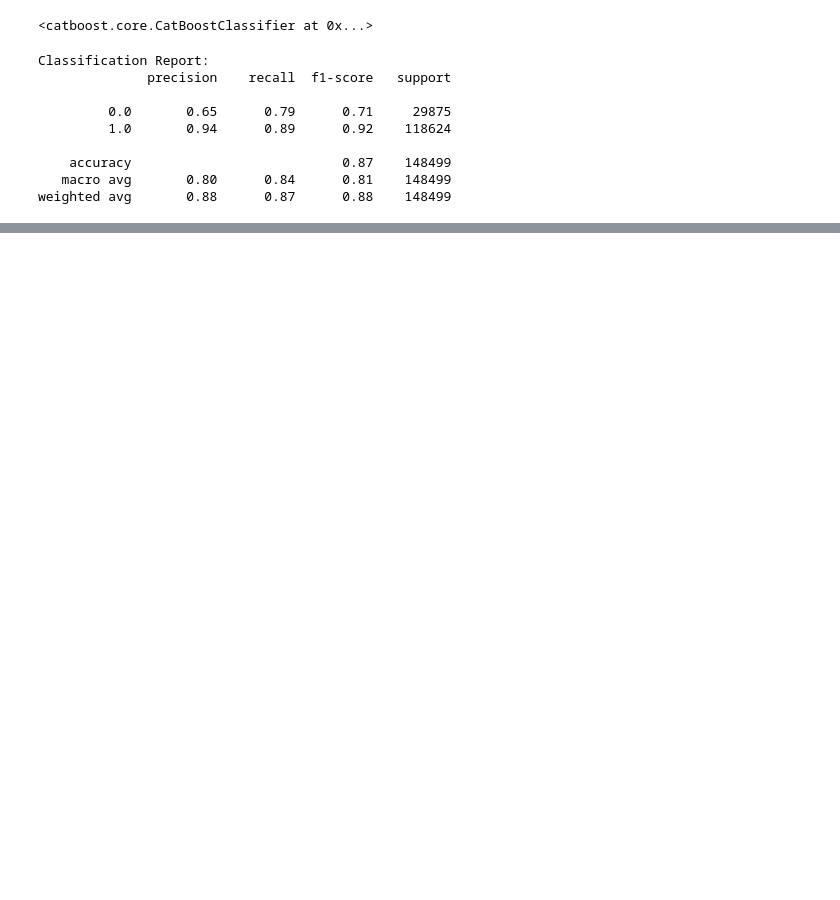
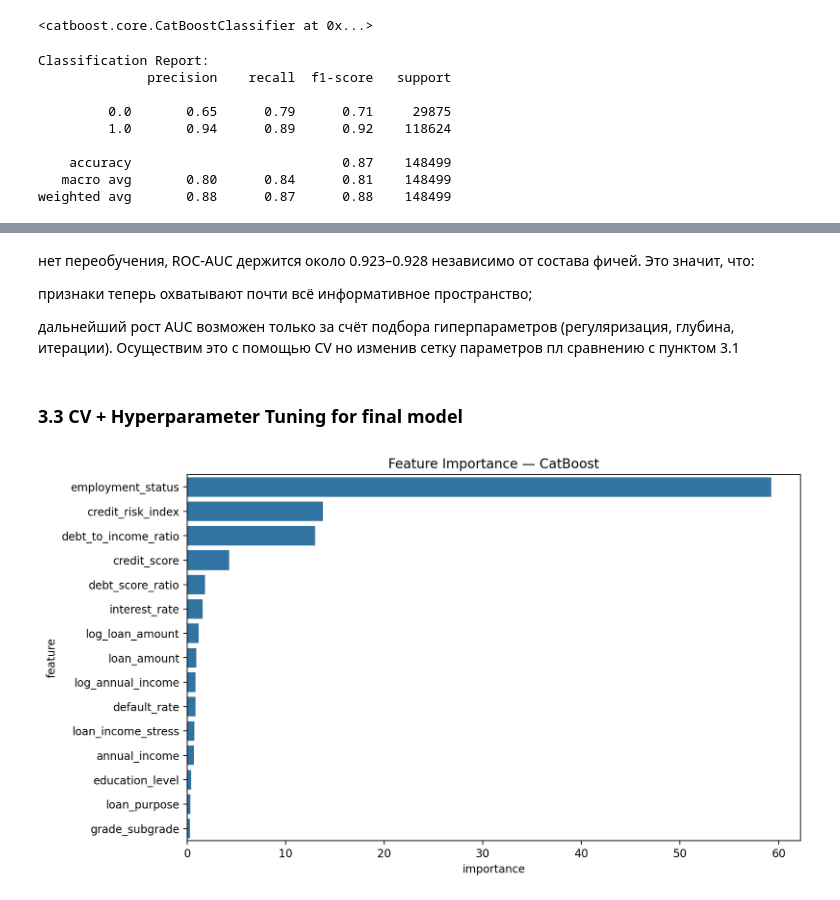
Before and after one commit to vulcan4ik/loan-prediction-2025, a Jupyter notebook: ipynb/loan-prediction-11-2025.ipynb, the cells around one changed output, grey strips where cells are left out. Saved outputs shown, nothing was run; the diff lists cells and outputs as text; code cells hidden in the pictures; blank space fills up the shorter version.

Commit message:
final model v1

```diff
--- a/ipynb/loan-prediction-11-2025.ipynb
+++ b/ipynb/loan-prediction-11-2025.ipynb
@@ -712,6 +716,9 @@ cat_features = [
 num_features = [
     "debt_to_income_ratio",
     "credit_score",
+    "credit_risk_index",
+    "default_rate",
+    "loan_income_stress",
     "debt_score_ratio",
     "interest_rate",
     "log_loan_amount",
@@ -731,7 +738,7 @@ X_train, X_valid, y_train, y_valid = train_test_split(
 params = {
     "iterations": 1200,
     "depth": 4,
-    "learning_rate": 0.175,
+    "learning_rate": 0.17,
     "loss_function": "Logloss",
     "eval_metric": "AUC",
     "random_seed": 2007,
@@ -788,0 +796,21 @@ ROC AUC: 0.9229
+# %% [markdown]
+нет переобучения, ROC-AUC держится около 0.923–0.928 независимо от состава фичей.
+Это значит, что:
+
+признаки теперь охватывают почти всё информативное пространство;
+
+дальнейший рост AUC возможен только за счёт подбора гиперпараметров (регуляризация, глубина, итерации).
+Осуществим это с помощью  CV но изменив сетку параметров пл сравнению с пунктом 3.1
+# %% [markdown]
+### 3.3 CV + Hyperparameter Tuning for final model
+# %%
+fi = pd.DataFrame(
+    {"feature": X.columns, "importance": model_fe.get_feature_importance()}
+).sort_values("importance", ascending=False)
+
+plt.figure(figsize=(10, 6))
+sns.barplot(x="importance", y="feature", data=fi.head(15))
+plt.title("Feature Importance — CatBoost")
+plt.show()
+# %% [output]
+[figure, added]
```
Also changed, not shown: parts of 29 cells of this notebook, 37 other files.
